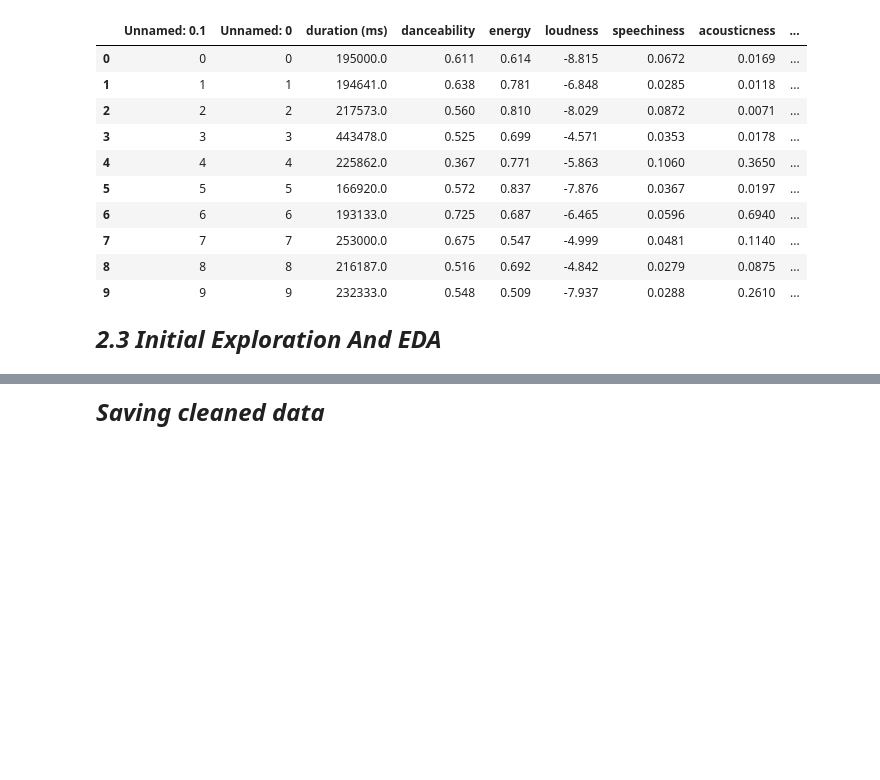
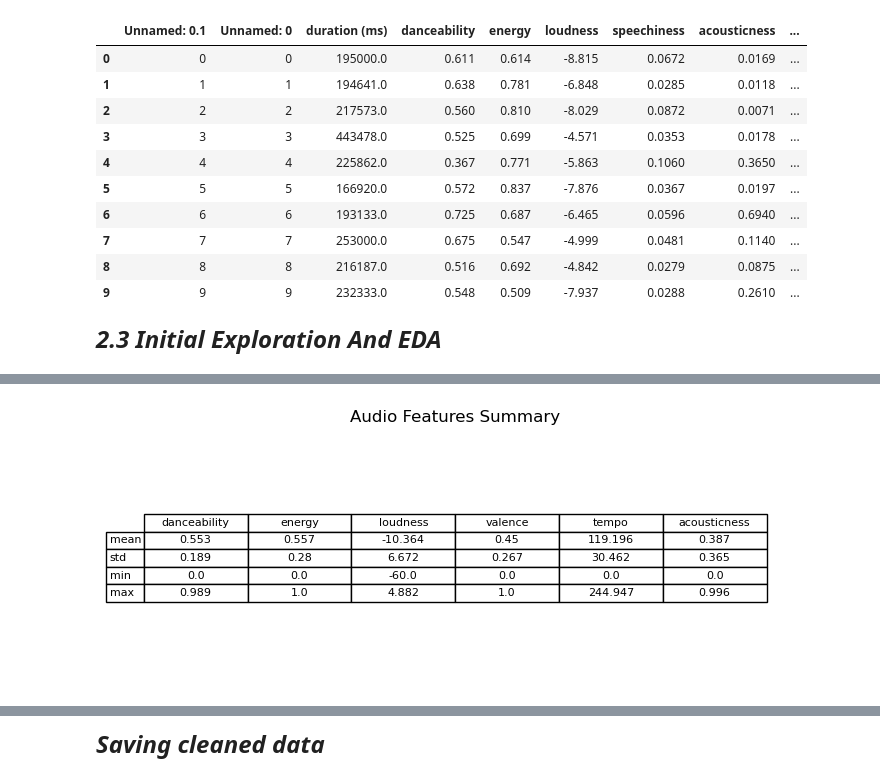
Before and after one commit to veenaledi/DS-Capstone-Project, a Jupyter notebook: Music.ipynb, the cells around one changed output, grey strips where cells are left out. Cells and saved outputs as stored; diff of their text form; code cells hidden in the pictures; blank space fills up the shorter version.

```diff
--- a/Music.ipynb
+++ b/Music.ipynb
@@ -113,0 +171,17 @@ music_data.head(10)
+# %%
+# Statistical Summary Table
+features = ['danceability', 'energy', 'loudness', 'valence', 'tempo', 'acousticness']
+summary = music_data[features].describe().loc[['mean', 'std', 'min', 'max']].round(3)
+
+plt.figure(figsize=(7, 3))
+plt.axis('off')
+plt.table(cellText=summary.values,
+          rowLabels=summary.index,
+          colLabels=summary.columns,
+          cellLoc='center',
+          loc='center')
+plt.title('Audio Features Summary', fontsize=12, pad=10)
+plt.tight_layout()
+plt.show()
+# %% [output]
+[figure, added]
```
Also changed, not shown: parts of 11 cells of this notebook.
